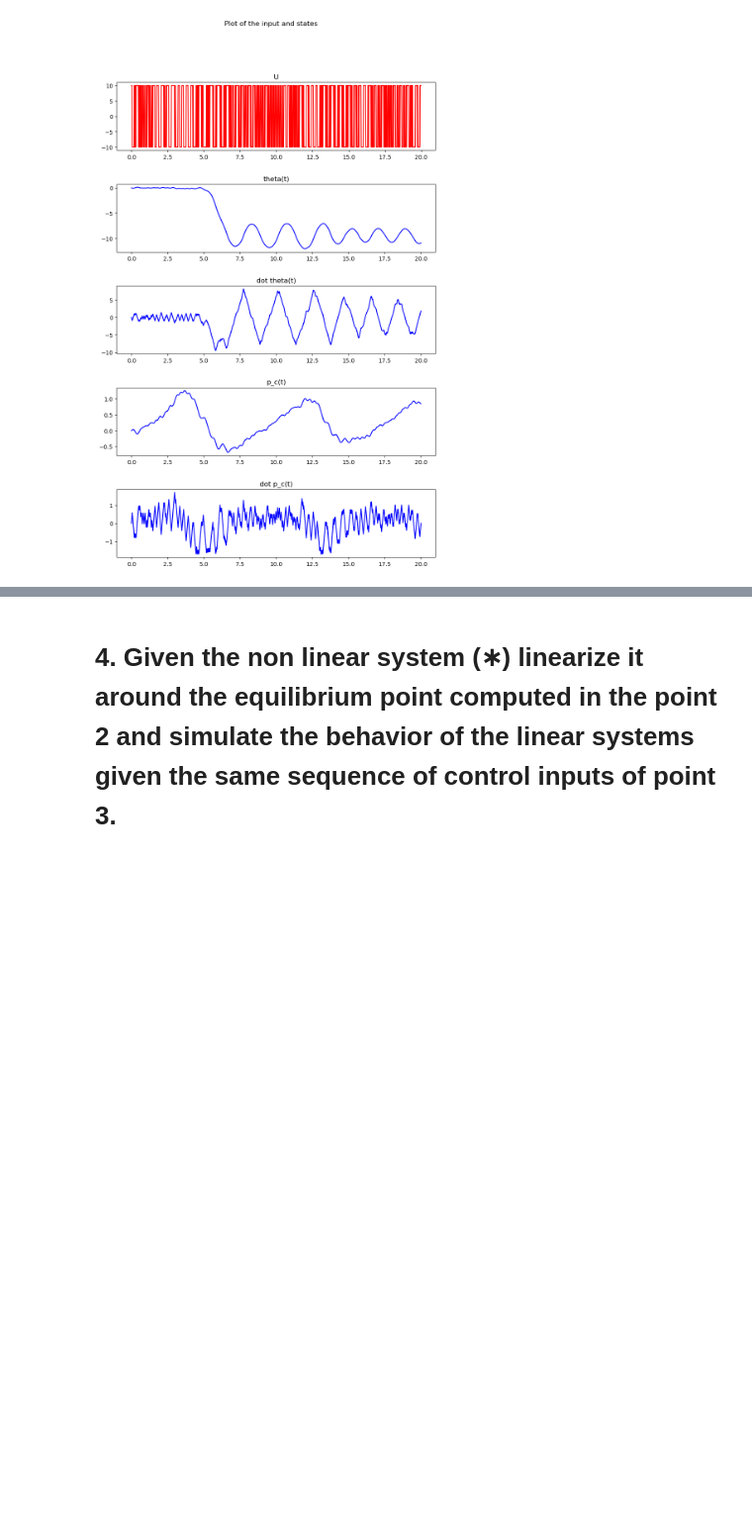
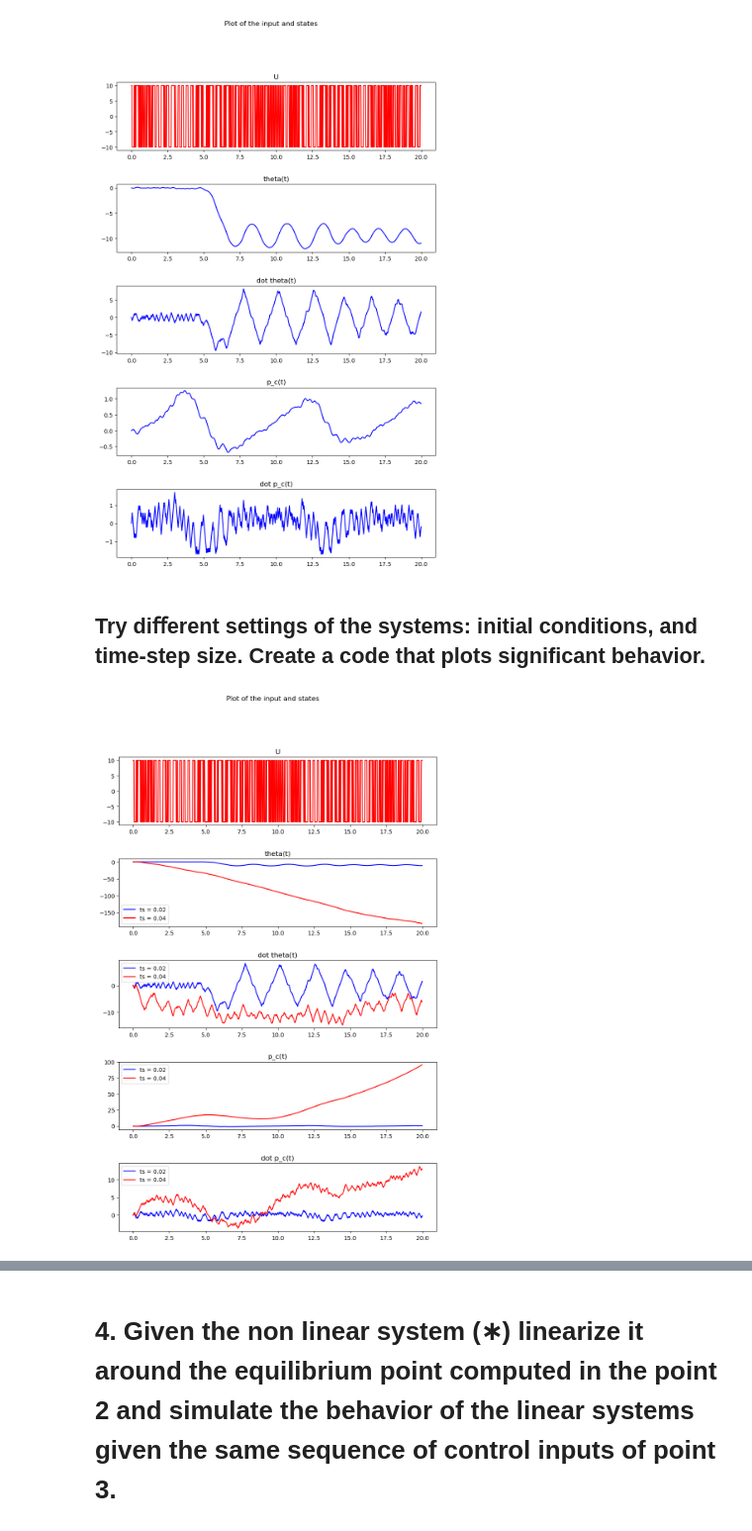
Before and after one commit to albertoZurini/magi, a Jupyter notebook: 1_anno/1_semestre/data_driven/handsonv2/HandsOn_1.ipynb, the cells around one changed output, grey strips where cells are left out. Shown at 99% size. Drawn from its saved outputs; the diff is of its cells as text; code cells hidden in the pictures; blank space fills up the shorter version.

```diff
--- a/1_anno/1_semestre/data_driven/handsonv2/HandsOn_1.ipynb
+++ b/1_anno/1_semestre/data_driven/handsonv2/HandsOn_1.ipynb
@@ -152,7 +189,5 @@ To simulate the system the integral between two consecutive time instants is bei
 # %%
-for i in range(len(uvec)):
-    t1_odeint = t0_odeint+0.02
-    t_odeint = np.array([t0_odeint, t1_odeint])
+for i in range(len(uvec) - 1):
     F = uvec[i]
     x_odeint = odeint(cart_and_pole_odeint, x0_odeint, t_odeint, args=(F, ))
     x0_odeint = x_odeint[1]
@@ -183,3 +220,52 @@ axs[4].set_title("dot p_c(t)")
 # %% [output]
 Text(0.5, 1.0, 'dot p_c(t)')
 [figure]
+# %% [markdown]
+## Try diﬀerent settings of the systems: initial conditions, and time-step size. Create a code that plots signiﬁcant behavior.
+# %%
+time_step = 0.04
+x0_odeint = np.array([0.0, 0.0, 0.0, 0.0])
+
+t0_odeint = 0
+t1_odeint = t0_odeint + time_step
+t_odeint = np.array([t0_odeint, t1_odeint])
+
+X_odeint2 = [x0_odeint]
+
+for i in tqdm(range(int(len(uvec) * MAIN_TIME_STEP / time_step - 1))):
+    F = uvec[int(i * time_step / MAIN_TIME_STEP)]
+    x_odeint = odeint(cart_and_pole_odeint, x0_odeint, t_odeint, args=(F, ))
+    x0_odeint = x_odeint[1]
+    X_odeint2 = np.append(X_odeint2, [x0_odeint], axis= 0)
+# %%
+time_sim2 = np.arange(0.0, 20, time_step)
+
+plt.rcParams['figure.figsize'] = [10, 15]
+fig, axs = plt.subplots(5)
+fig.subplots_adjust(hspace=0.5)
+
+fig.suptitle("Plot of the input and states")
+
+axs[0].plot(time_sim, uvec, 'r', label='U(t)')
+axs[0].set_title("U")
+
+axs[1].plot(time_sim, X_odeint[:,0], 'b')
+axs[1].plot(time_sim2, X_odeint2[:,0], 'r')
+axs[1].set_title("theta(t)")
+
+axs[2].plot(time_sim, X_odeint[:,1], 'b')
+axs[2].plot(time_sim2, X_odeint2[:,1], 'r')
+axs[2].set_title("dot theta(t)")
+
+axs[3].plot(time_sim, X_odeint[:,2], 'b')
+axs[3].plot(time_sim2, X_odeint2[:,2], 'r')
+axs[3].set_title("p_c(t)")
+
+axs[4].plot(time_sim, X_odeint[:,3], 'b')
+axs[4].plot(time_sim2, X_odeint2[:,3], 'r')
+axs[4].set_title("dot p_c(t)")
+
+for i in range(1,5):
+    axs[i].legend([f"ts = {MAIN_TIME_STEP}", f"ts = {time_step}"])
+# %% [output]
+[figure, added]
```
Also changed, not shown: parts of 24 cells of this notebook, 6 other files.
